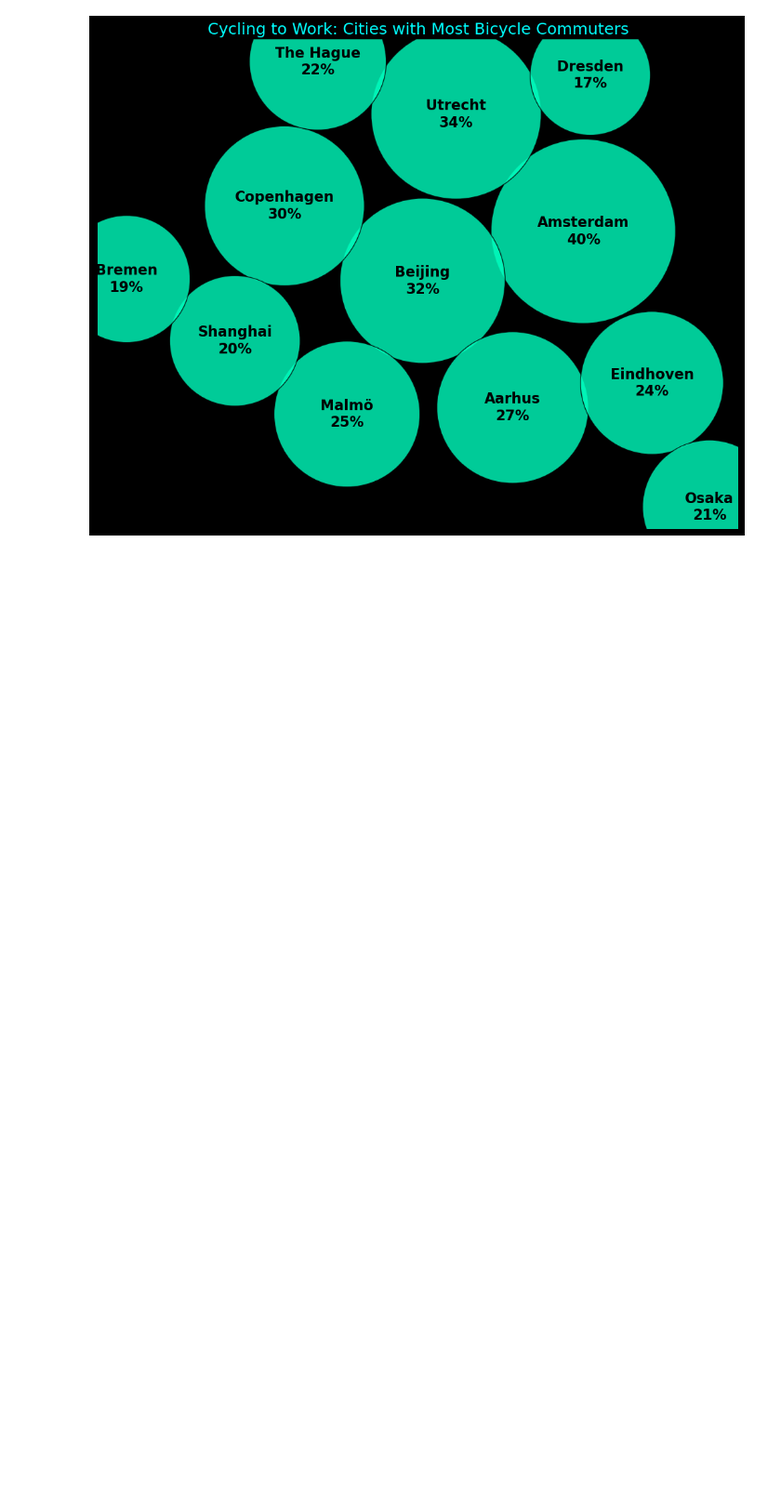
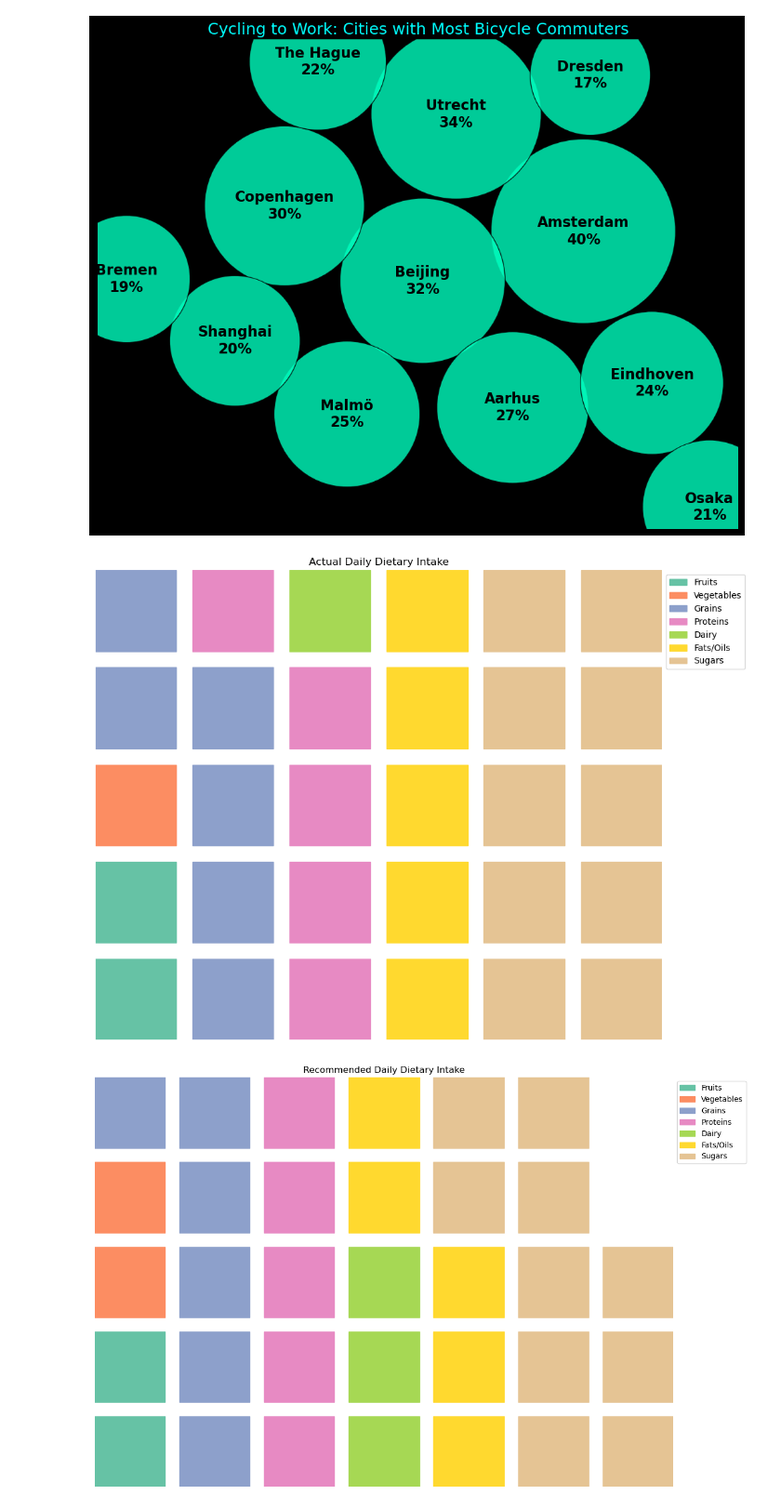
Before and after one commit to julia-sam/30-chart-challenge, a Jupyter notebook: 30_chart_challenge.ipynb, the cells around one changed output. Shown: that part at 93% size. Cells and saved outputs as stored; diff of their text form; code cells hidden in the pictures; blank space fills up the shorter version.

Commit message:
chart 4 theme: waffle

```diff
--- a/30_chart_challenge.ipynb
+++ b/30_chart_challenge.ipynb
@@ -260,0 +263,49 @@ blended_map.show()
+# %%
+import matplotlib.pyplot as plt
+from pywaffle import Waffle
+
+actual_intake = {
+    'Fruits': 2,
+    'Vegetables': 1,
+    'Grains': 6,
+    'Proteins': 5,
+    'Dairy': 1,
+    'Fats/Oils': 5,
+    'Sugars': 10
+}
+
+# Recommended daily intake based on USDA guidelines
+recommended_intake = {
+    'Fruits': 2,        # cups per day
+    'Vegetables': 2.5,  # cups per day
+    'Grains': 6,        # ounce-equivalents per day
+    'Proteins': 5,      # ounce-equivalents per day
+    'Dairy': 3,         # cups per day
+    'Fats/Oils': 5,     # teaspoons per day
+    'Sugars': 10        # teaspoons per day (less than 10% of total calories)
+}
+
+fig = plt.figure(
+    FigureClass=Waffle,
+    rows=5,
+    values=actual_intake,
+    title={'label': 'Actual Daily Dietary Intake', 'loc': 'center'},
+    legend={'loc': 'upper left', 'bbox_to_anchor': (1, 1)},
+    figsize=(12, 8)
+)
+
+plt.show()
+
+fig = plt.figure(
+    FigureClass=Waffle,
+    rows=5,
+    values=recommended_intake,
+    title={'label': 'Recommended Daily Dietary Intake', 'loc': 'center'},
+    legend={'loc': 'upper left', 'bbox_to_anchor': (1, 1)},
+    figsize=(12, 8)
+)
+
+plt.show()
+# %% [output]
+[figure, added]
+[figure, added]
```
Also changed, not shown: parts of 1 cell of this notebook.
